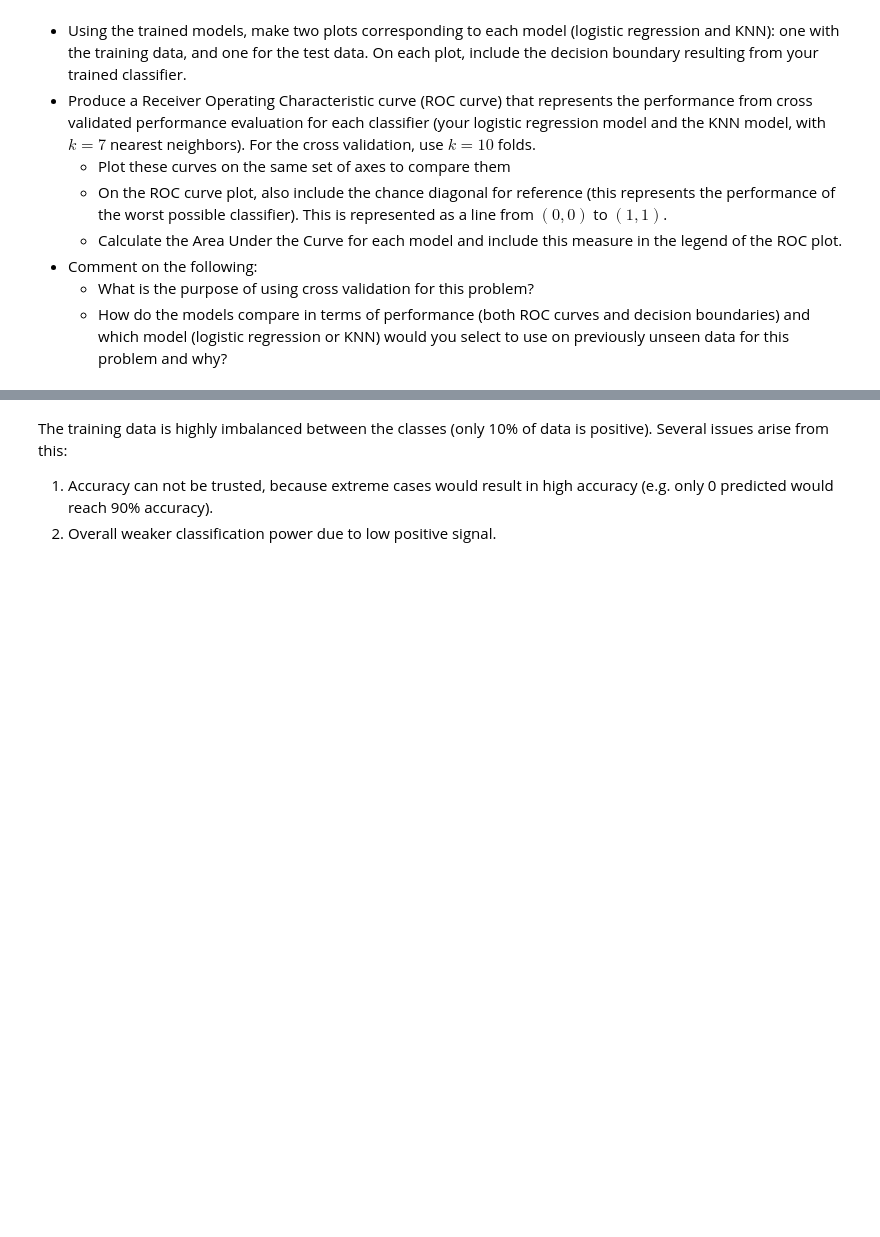
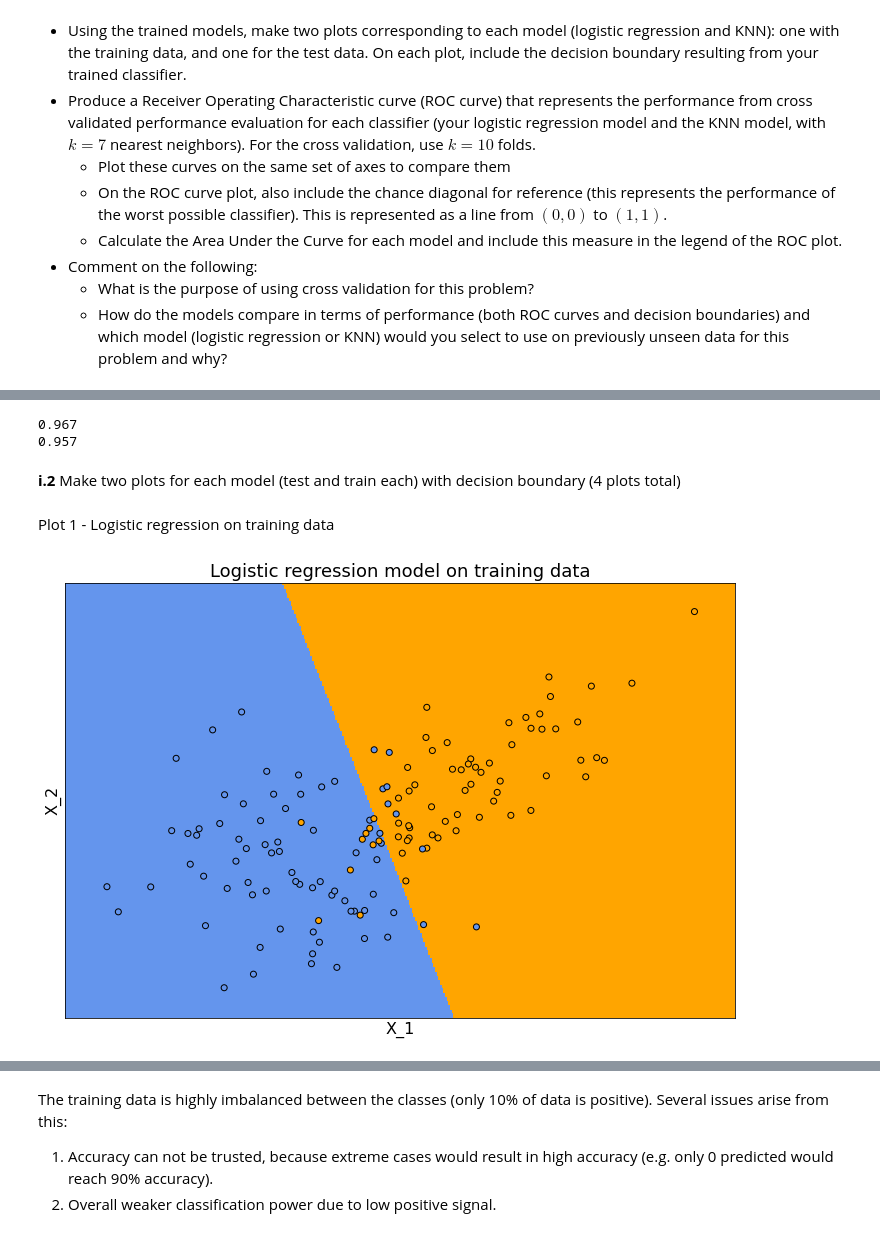
Before and after one commit to FR-Schwartz/ids705, a Jupyter notebook: assignments/Assignment_3.ipynb, the cells around one changed output, grey strips where cells are left out. Drawn from its saved outputs; the diff is of its cells as text; code cells hidden in the pictures; blank space fills up the shorter version.

```diff
--- a/assignments/Assignment_3.ipynb
+++ b/assignments/Assignment_3.ipynb
@@ -273,0 +270,3 @@ This structure is strongly encouraged; however, you're welcome to adjust this to
+# %%
+# turn into numpy array
+y_train = y_train.values
@@ -363,0 +428,14 @@ X = model1.prepare_x(X_train)
+# %%
+# Train logistic regression model
+from sklearn.linear_model import LogisticRegression
+
+clf = LogisticRegression(random_state=0).fit(X_train, y_train)
+clf.predict(X_train.iloc[:2, :])
+
+# Get predicted probabilities logistic regression training data
+y_pred_proba_logreg_train = clf.predict_proba(X_train.iloc[:2, :])
+#print("here1")
+
+# get score on training data
+train_scores = clf.score(X_train, y_train)
+print(train_scores)
@@ -412,0 +572,55 @@ Your goal is to classify whether or not an example digit is a 3. Your binary cla
+# %%
+print(auc_knn_train)
+print(auc_knn_test)
+# %% [output]
+0.967
+0.957
+# %% [markdown]
+**i.2** Make two plots for each model (test and train each) with decision boundary (4 plots total)
+# %% [markdown]
+Plot 1 - Logistic regression on training data
+# %%
+import numpy as np
+import matplotlib.pyplot as plt
+from matplotlib.colors import ListedColormap
+from sklearn.linear_model import LogisticRegression
+from sklearn import datasets
+
+h = 0.02  # step size in the mesh
+
+# Create color maps
+cmap_light = ListedColormap(["orange", "cyan", "cornflowerblue"])
+cmap_bold = ["darkorange", "darkblue"]
+
+# Plot the decision boundary. For that, we will assign a color to each
+# point in the mesh [x_min, x_max]x[y_min, y_max].
+x_min, x_max = X_train.iloc[:, 0].min() - 0.5, X_train.iloc[:, 0].max() + 0.5
+y_min, y_max = X_train.iloc[:, 1].min() - 0.5, X_train.iloc[:, 1].max() + 0.5
+
+xx, yy = np.meshgrid(np.arange(x_min, x_max, h), np.arange(y_min, y_max, h))
+Z = clf.predict(np.c_[xx.ravel(), yy.ravel()])
+
+# Put the result into a color plot
+Z = Z.reshape(xx.shape)
+plt.figure(1, figsize=(12, 8))
+plt.pcolormesh(xx, yy, Z, cmap=cmap_light)
+
+# Plot also the training points
+plt.scatter(
+    X_train.iloc[:, 0],
+    X_train.iloc[:, 1],
+    c=y_train,
+    edgecolor="black",
+    cmap=cmap_light,
+)
+plt.xlabel("X_1", fontsize=16)
+plt.ylabel("X_2", fontsize=16)
+plt.title("Logistic regression model on training data", fontdict={"fontsize": 18})
+plt.xlim(xx.min(), xx.max())
+plt.ylim(yy.min(), yy.max())
+plt.xticks(())
+plt.yticks(())
+
+plt.show()
+# %% [output]
+[figure, added]
```
Also changed, not shown: parts of 72 cells of this notebook, 5 other files.
